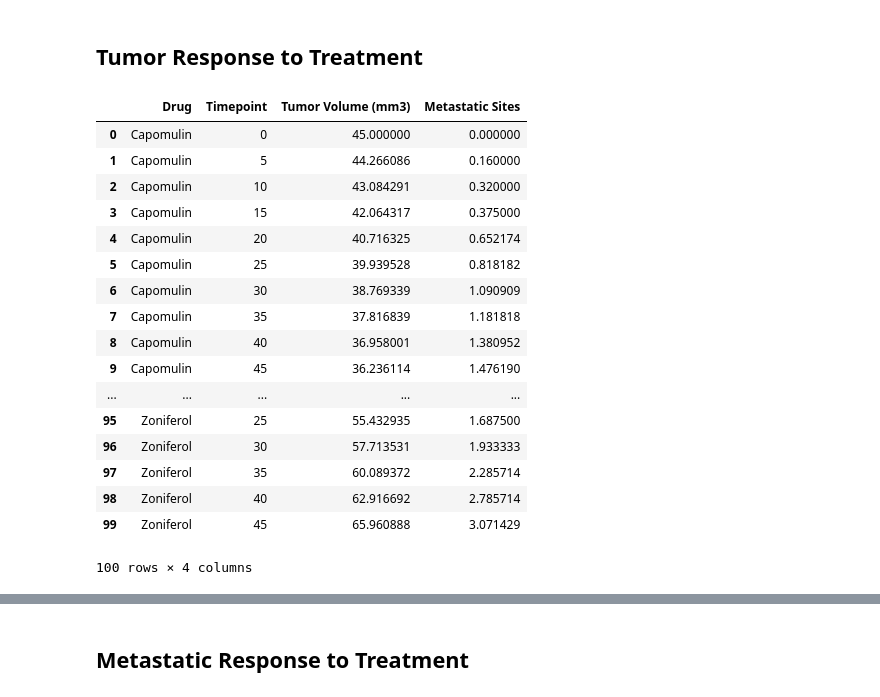
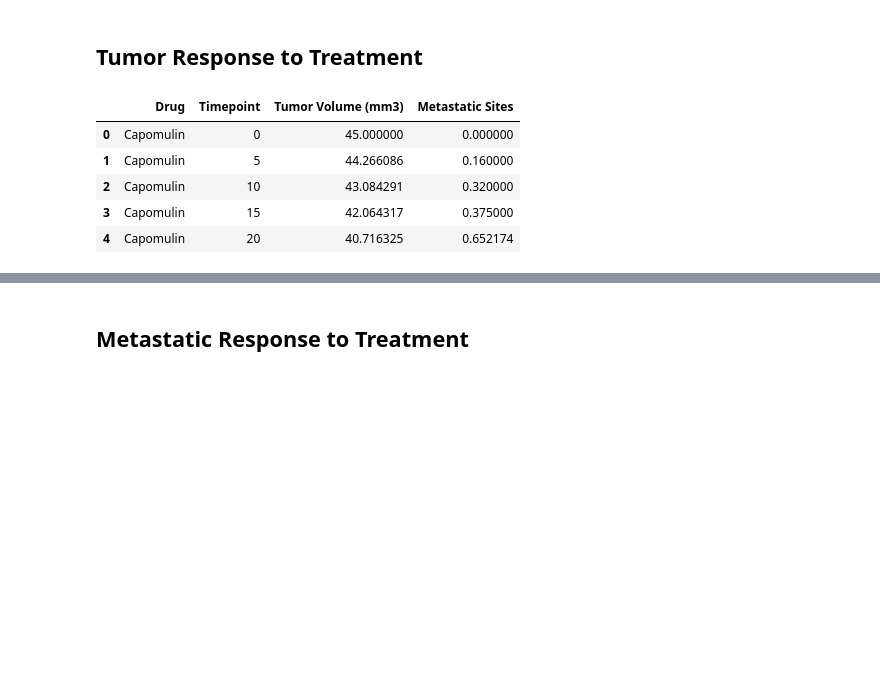
Before and after one commit to bradmendolla/Pymaceuticals, a Jupyter notebook: Pymaceuticals/Pymaceuticals.ipynb, the cells around one changed output, grey strips where cells are left out. Drawn from its saved outputs; the diff is of its cells as text; code cells hidden in the pictures; blank space fills up the shorter version.

```diff
--- a/Pymaceuticals/Pymaceuticals.ipynb
+++ b/Pymaceuticals/Pymaceuticals.ipynb
@@ -34,26 +32,14 @@ combined_df.head()
 # %%
 # Store the Mean Tumor Volume Data Grouped by Drug and Timepoint
 drug_tp_groupby = combined_df.groupby(["Drug", "Timepoint"])
 # Convert to DataFrame
 drug_bytp_mean = drug_tp_groupby.mean().reset_index()
 # Preview DataFrame
-drug_bytp_mean
+drug_bytp_mean.head()
 # %% [output]
 |  | Drug | Timepoint | Tumor Volume (mm3) | Metastatic Sites |
 | 0 | Capomulin | 0 | 45.000000 | 0.000000 |
 | 1 | Capomulin | 5 | 44.266086 | 0.160000 |
 | 2 | Capomulin | 10 | 43.084291 | 0.320000 |
 | 3 | Capomulin | 15 | 42.064317 | 0.375000 |
 | 4 | Capomulin | 20 | 40.716325 | 0.652174 |
-| 5 | Capomulin | 25 | 39.939528 | 0.818182 |
-| 6 | Capomulin | 30 | 38.769339 | 1.090909 |
-| 7 | Capomulin | 35 | 37.816839 | 1.181818 |
-| 8 | Capomulin | 40 | 36.958001 | 1.380952 |
-| 9 | Capomulin | 45 | 36.236114 | 1.476190 |
-| ... | ... | ... | ... | ... |
-| 95 | Zoniferol | 25 | 55.432935 | 1.687500 |
-| 96 | Zoniferol | 30 | 57.713531 | 1.933333 |
-| 97 | Zoniferol | 35 | 60.089372 | 2.285714 |
-| 98 | Zoniferol | 40 | 62.916692 | 2.785714 |
-| 99 | Zoniferol | 45 | 65.960888 | 3.071429 |
-100 rows × 4 columns
```
Also changed, not shown: parts of 27 cells of this notebook.
